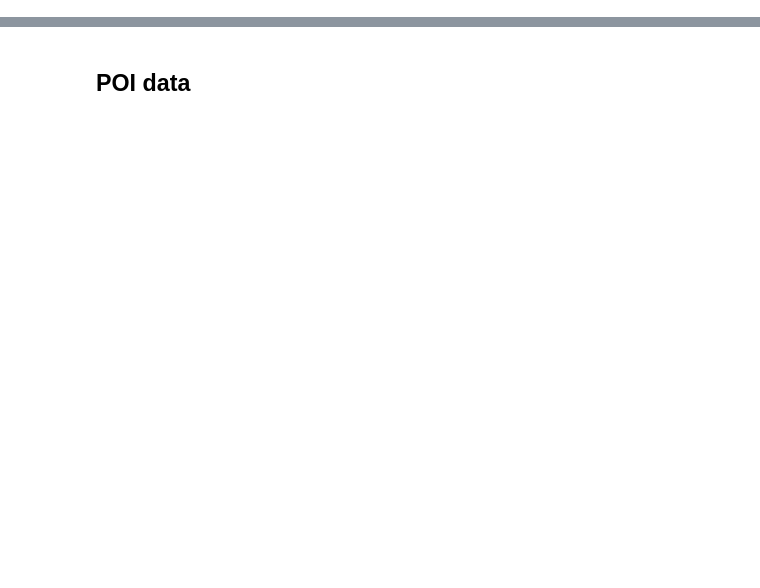
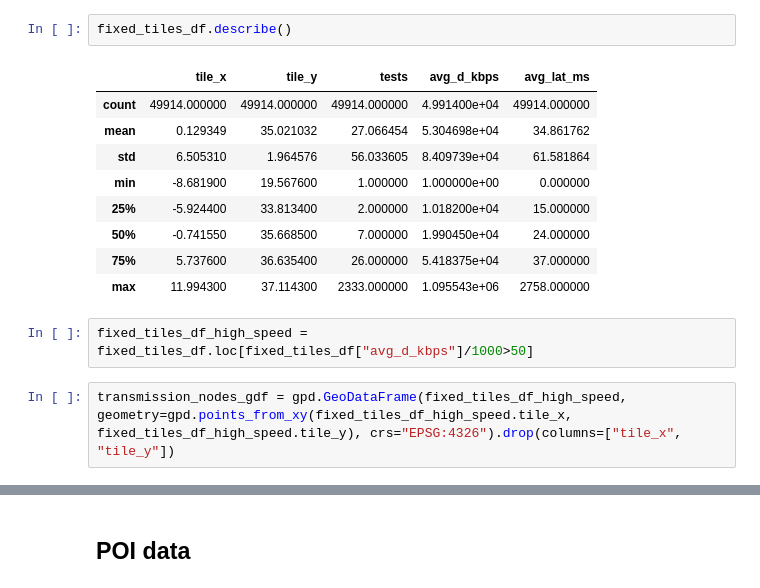
Before and after one commit to FNS-Division/algeria24-training, a Jupyter notebook: eda-standardization.ipynb, the cells around one changed output, grey strips where cells are left out. Drawn from its saved outputs; the diff is of its cells as text; blank space fills up the shorter version.

```diff
--- a/eda-standardization.ipynb
+++ b/eda-standardization.ipynb
@@ -2,0 +95,16 @@ import geopandas as gpd
+# %%
+fixed_tiles_df.describe()
+# %% [output]
+|  | tile_x | tile_y | tests | avg_d_kbps | avg_lat_ms |
+| count | 49914.000000 | 49914.000000 | 49914.000000 | 4.991400e+04 | 49914.000000 |
+| mean | 0.129349 | 35.021032 | 27.066454 | 5.304698e+04 | 34.861762 |
+| std | 6.505310 | 1.964576 | 56.033605 | 8.409739e+04 | 61.581864 |
+| min | -8.681900 | 19.567600 | 1.000000 | 1.000000e+00 | 0.000000 |
+| 25% | -5.924400 | 33.813400 | 2.000000 | 1.018200e+04 | 15.000000 |
+| 50% | -0.741550 | 35.668500 | 7.000000 | 1.990450e+04 | 24.000000 |
+| 75% | 5.737600 | 36.635400 | 26.000000 | 5.418375e+04 | 37.000000 |
+| max | 11.994300 | 37.114300 | 2333.000000 | 1.095543e+06 | 2758.000000 |
+# %%
+fixed_tiles_df_high_speed = fixed_tiles_df.loc[fixed_tiles_df["avg_d_kbps"]/1000>50]
+# %%
+transmission_nodes_gdf = gpd.GeoDataFrame(fixed_tiles_df_high_speed, geometry=gpd.points_from_xy(fixed_tiles_df_high_speed.tile_x, fixed_tiles_df_high_speed.tile_y), crs="EPSG:4326").drop(columns=["tile_x", "tile_y"])
```
Also changed, not shown: parts of 36 cells of this notebook, 2 other files.
